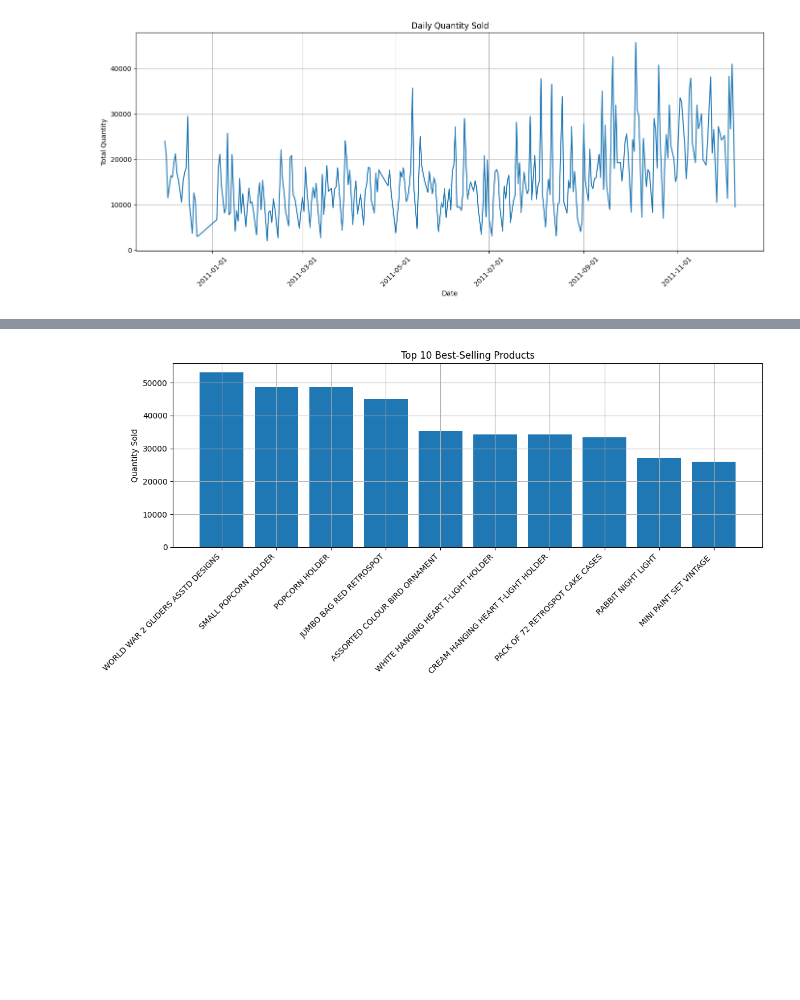
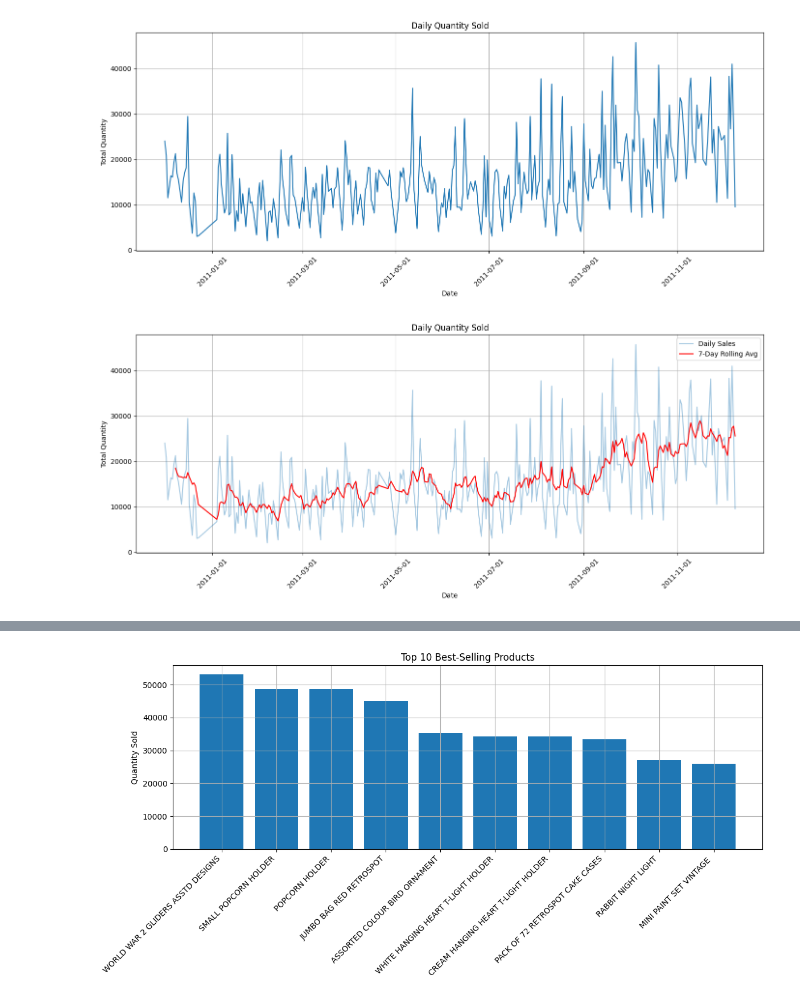
Before and after one commit to sushilasipai/Retail-Sales-and-Customer-Behavior-Analytics, a Jupyter notebook: code/Visualization.ipynb, the cells around one changed output, grey strips where cells are left out. Cells and saved outputs as stored; diff of their text form; code cells hidden in the pictures; blank space fills up the shorter version.

```diff
--- a/code/Visualization.ipynb
+++ b/code/Visualization.ipynb
@@ -102,3 +98,40 @@ plt.tight_layout()
 plt.show()
 # %% [output]
 [figure]
+# %%
+import pandas as pd
+import matplotlib.pyplot as plt
+import matplotlib.dates as mdates
+
+# Query remains the same
+query = """
+SELECT DATE(InvoiceDate) AS InvoiceDate, SUM(Quantity) AS TotalQuantity
+FROM transactions
+GROUP BY DATE(InvoiceDate)
+ORDER BY DATE(InvoiceDate)
+"""
+daily_sales = pd.read_sql(query, conn)
+daily_sales['InvoiceDate'] = pd.to_datetime(daily_sales['InvoiceDate'])
+
+# Add a 7-day rolling average to smooth the curve
+daily_sales['RollingAvg'] = daily_sales['TotalQuantity'].rolling(window=7).mean()
+
+# Plot
+plt.figure(figsize=(14,6))
+plt.plot(daily_sales['InvoiceDate'], daily_sales['TotalQuantity'], label='Daily Sales', alpha=0.4)
+plt.plot(daily_sales['InvoiceDate'], daily_sales['RollingAvg'], color='red', label='7-Day Rolling Avg')
+
+
+# Formatting
+plt.title("Daily Quantity Sold")
+plt.xlabel("Date")
+plt.ylabel("Total Quantity")
+plt.legend()
+plt.gca().xaxis.set_major_locator(mdates.AutoDateLocator())
+plt.gca().xaxis.set_major_formatter(mdates.DateFormatter('%Y-%m-%d'))
+plt.xticks(rotation=45)
+plt.grid(True)
+plt.tight_layout()
+plt.show()
+# %% [output]
+[figure, added]
```
Also changed, not shown: parts of 5 cells of this notebook, 5 other files.
